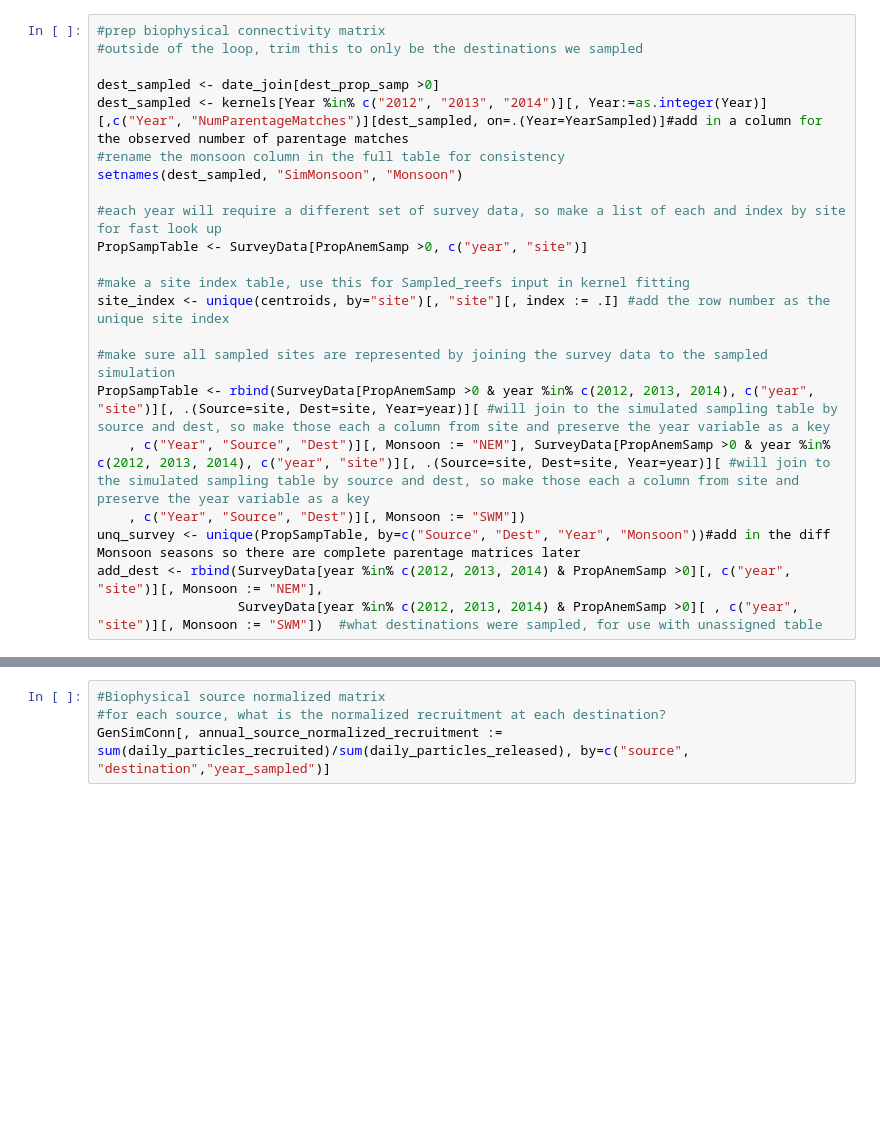
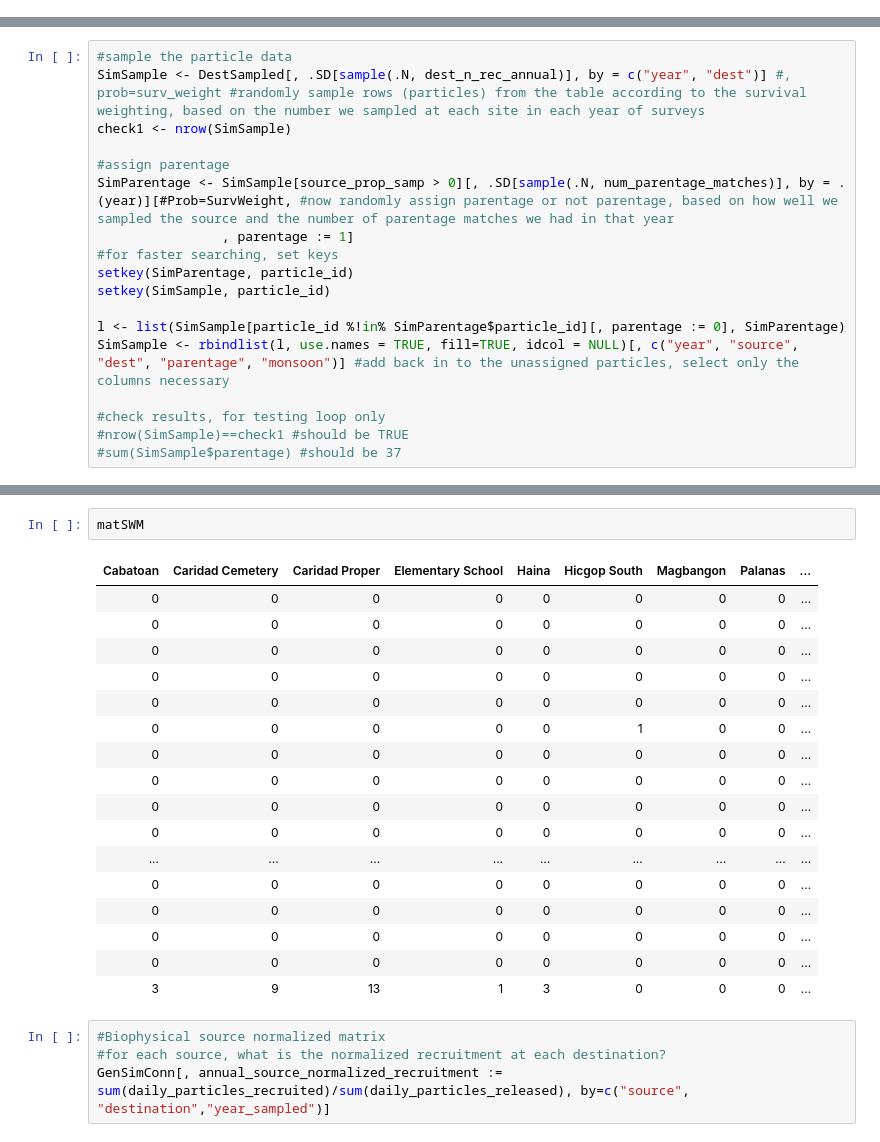
Before and after one commit to pinskylab/CamotesROMS, a Jupyter notebook: notebooks/optimize_ROMS_sampling.ipynb, the cells around one changed output, grey strips where cells are left out. Drawn from its saved outputs; the diff is of its cells as text; blank space fills up the shorter version.

```diff
--- a/notebooks/optimize_ROMS_sampling.ipynb
+++ b/notebooks/optimize_ROMS_sampling.ipynb
@@ -116,22 +167,0 @@ __below is where I left off 06/01/2021. rename columns to be the vector format l
-# %%
-#prep biophysical connectivity matrix
-#outside of the loop, trim this to only be the destinations we sampled
-
-dest_sampled <- date_join[dest_prop_samp >0]
-dest_sampled <- kernels[Year %in% c("2012", "2013", "2014")][, Year:=as.integer(Year)][,c("Year", "NumParentageMatches")][dest_sampled, on=.(Year=YearSampled)]#add in a column for the observed number of parentage matches
-#rename the monsoon column in the full table for consistency
-setnames(dest_sampled, "SimMonsoon", "Monsoon")
-
-#each year will require a different set of survey data, so make a list of each and index by site for fast look up
-PropSampTable <- SurveyData[PropAnemSamp >0, c("year", "site")]
-
-#make a site index table, use this for Sampled_reefs input in kernel fitting
-site_index <- unique(centroids, by="site")[, "site"][, index := .I] #add the row number as the unique site index
-
-#make sure all sampled sites are represented by joining the survey data to the sampled simulation
-PropSampTable <- rbind(SurveyData[PropAnemSamp >0 & year %in% c(2012, 2013, 2014), c("year", "site")][, .(Source=site, Dest=site, Year=year)][ #will join to the simulated sampling table by source and dest, so make those each a column from site and preserve the year variable as a key
-    , c("Year", "Source", "Dest")][, Monsoon := "NEM"], SurveyData[PropAnemSamp >0 & year %in% c(2012, 2013, 2014), c("year", "site")][, .(Source=site, Dest=site, Year=year)][ #will join to the simulated sampling table by source and dest, so make those each a column from site and preserve the year variable as a key
-    , c("Year", "Source", "Dest")][, Monsoon := "SWM"])
-unq_survey <- unique(PropSampTable, by=c("Source", "Dest", "Year", "Monsoon"))#add in the diff Monsoon seasons so there are complete parentage matrices later
-add_dest <- rbind(SurveyData[year %in% c(2012, 2013, 2014) & PropAnemSamp >0][, c("year", "site")][, Monsoon := "NEM"],
-                  SurveyData[year %in% c(2012, 2013, 2014) & PropAnemSamp >0][ , c("year", "site")][, Monsoon := "SWM"])  #what destinations were sampled, for use with unassigned table
@@ -137,0 +299,18 @@ add_dest <- rbind(SurveyData[year %in% c(2012, 2013, 2014) & PropAnemSamp >0][,
+# %%
+#sample the particle data
+SimSample <- DestSampled[, .SD[sample(.N, dest_n_rec_annual)], by = c("year", "dest")] #, prob=surv_weight #randomly sample rows (particles) from the table according to the survival weighting, based on the number we sampled at each site in each year of surveys
+check1 <- nrow(SimSample)
+
+#assign parentage
+SimParentage <- SimSample[source_prop_samp > 0][, .SD[sample(.N, num_parentage_matches)], by = .(year)][#Prob=SurvWeight, #now randomly assign parentage or not parentage, based on how well we sampled the source and the number of parentage matches we had in that year
+                , parentage := 1]
+#for faster searching, set keys
+setkey(SimParentage, particle_id)
+setkey(SimSample, particle_id)
+
+l <- list(SimSample[particle_id %!in% SimParentage$particle_id][, parentage := 0], SimParentage)
+SimSample <- rbindlist(l, use.names = TRUE, fill=TRUE, idcol = NULL)[, c("year", "source", "dest", "parentage", "monsoon")] #add back in to the unassigned particles, select only the columns necessary
+
+#check results, for testing loop only
+#nrow(SimSample)==check1 #should be TRUE
+#sum(SimSample$parentage) #should be 37
@@ -138,3 +387,23 @@ add_dest <- rbind(SurveyData[year %in% c(2012, 2013, 2014) & PropAnemSamp >0][,
+# %%
+matSWM
+# %% [output]
+| Cabatoan | Caridad Cemetery | Caridad Proper | Elementary School | Haina | Hicgop South | Magbangon | Palanas | ... |
+| 0 | 0 | 0 | 0 | 0 | 0 | 0 | 0 | ... |
+| 0 | 0 | 0 | 0 | 0 | 0 | 0 | 0 | ... |
+| 0 | 0 | 0 | 0 | 0 | 0 | 0 | 0 | ... |
+| 0 | 0 | 0 | 0 | 0 | 0 | 0 | 0 | ... |
+| 0 | 0 | 0 | 0 | 0 | 0 | 0 | 0 | ... |
+| 0 | 0 | 0 | 0 | 0 | 1 | 0 | 0 | ... |
+| 0 | 0 | 0 | 0 | 0 | 0 | 0 | 0 | ... |
+| 0 | 0 | 0 | 0 | 0 | 0 | 0 | 0 | ... |
+| 0 | 0 | 0 | 0 | 0 | 0 | 0 | 0 | ... |
+| 0 | 0 | 0 | 0 | 0 | 0 | 0 | 0 | ... |
+| ... | ... | ... | ... | ... | ... | ... | ... | ... |
+| 0 | 0 | 0 | 0 | 0 | 0 | 0 | 0 | ... |
+| 0 | 0 | 0 | 0 | 0 | 0 | 0 | 0 | ... |
+| 0 | 0 | 0 | 0 | 0 | 0 | 0 | 0 | ... |
+| 0 | 0 | 0 | 0 | 0 | 0 | 0 | 0 | ... |
+| 3 | 9 | 13 | 1 | 3 | 0 | 0 | 0 | ... |
 # %%
 #Biophysical source normalized matrix
 #for each source, what is the normalized recruitment at each destination?
```
Also changed, not shown: parts of 26 cells of this notebook, 2 other files.
